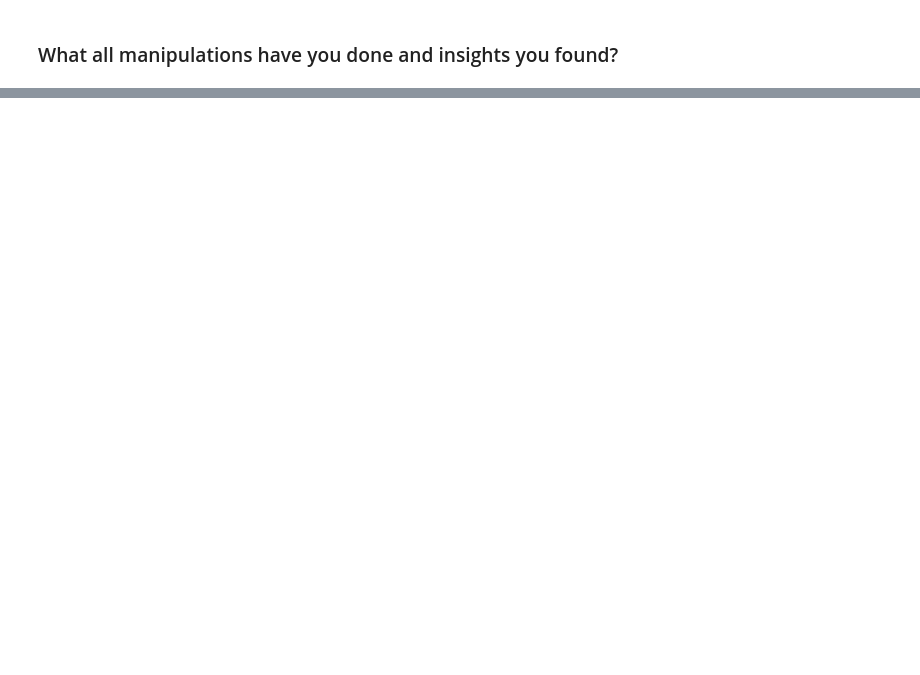
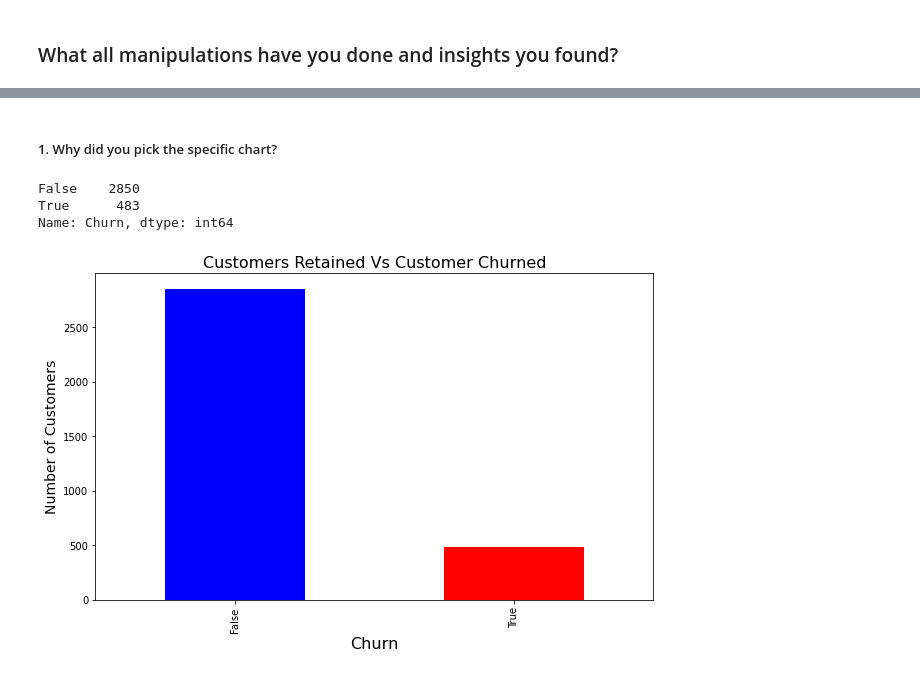
Before and after one commit to BoyinaVamsi/EDA-Telecom-Churn-Analysis, a Jupyter notebook: EDA_Telecom_Churn_Analysis.ipynb, the cells around one changed output, grey strips where cells are left out. Saved outputs shown, nothing was run; the diff lists cells and outputs as text; code cells hidden in the pictures; blank space fills up the shorter version.

```diff
--- a/EDA_Telecom_Churn_Analysis.ipynb
+++ b/EDA_Telecom_Churn_Analysis.ipynb
@@ -412,0 +581,16 @@ Answer Here.
+# %% [markdown]
+##### 1. Why did you pick the specific chart?
+# %%
+#plotting the Churns values using Bar graph.
+print(df.Churn.value_counts())
+plt.title("Customers Retained Vs Customer Churned",fontsize=16)
+plt.xlabel("Churn",fontsize=16)
+plt.ylabel("Number of Customers",fontsize=14)
+c = ['blue', 'red']
+df["Churn"].value_counts().plot.bar(figsize=(10,6),color=c)
+plt.show()
+# %% [output]
+False    2850
+True      483
+Name: Churn, dtype: int64
+[figure, added]
```
Also changed, not shown: parts of 25 cells of this notebook.
